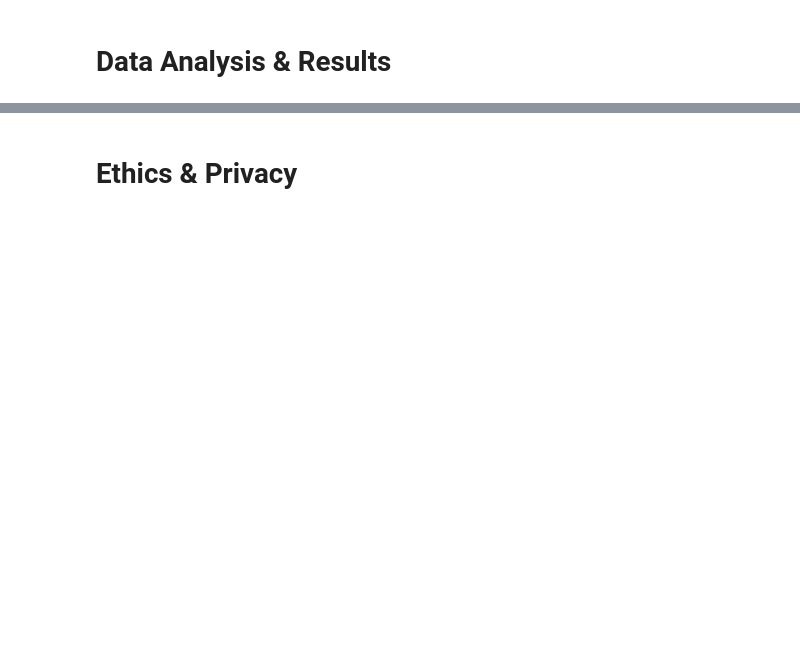
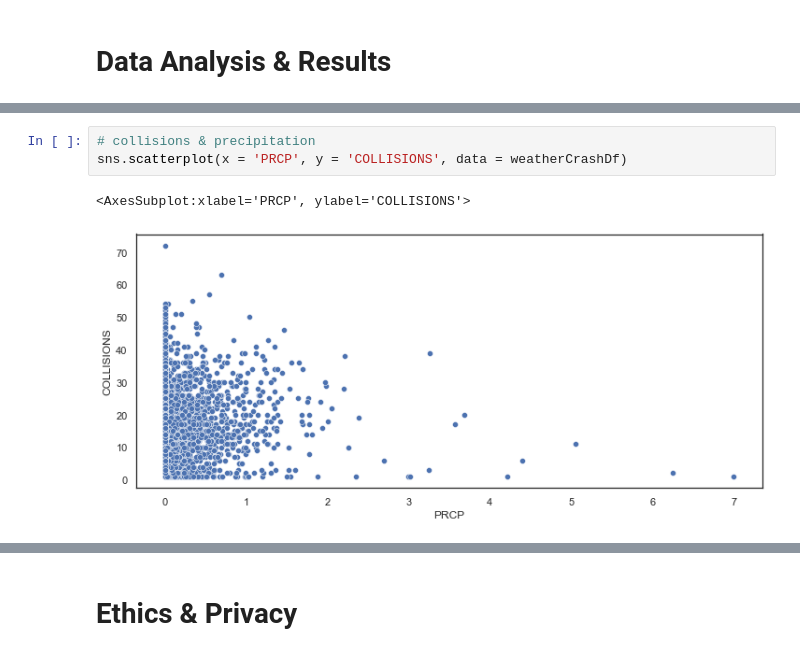
Before and after one commit to DeusSeos/Group007-Wi22-Resume, a Jupyter notebook: FinalProjectGroup007-Wi22.ipynb, the cells around one changed output, grey strips where cells are left out. Saved outputs shown, nothing was run; the diff lists cells and outputs as text; blank space fills up the shorter version.

```diff
--- a/FinalProjectGroup007-Wi22.ipynb
+++ b/FinalProjectGroup007-Wi22.ipynb
@@ -115,0 +387,6 @@ Include cells that describe the steps in your data analysis.
+# %%
+# collisions & precipitation
+sns.scatterplot(x = 'PRCP', y = 'COLLISIONS', data = weatherCrashDf)
+# %% [output]
+<AxesSubplot:xlabel='PRCP', ylabel='COLLISIONS'>
+[figure, added]
```
Also changed, not shown: parts of 48 cells of this notebook.
